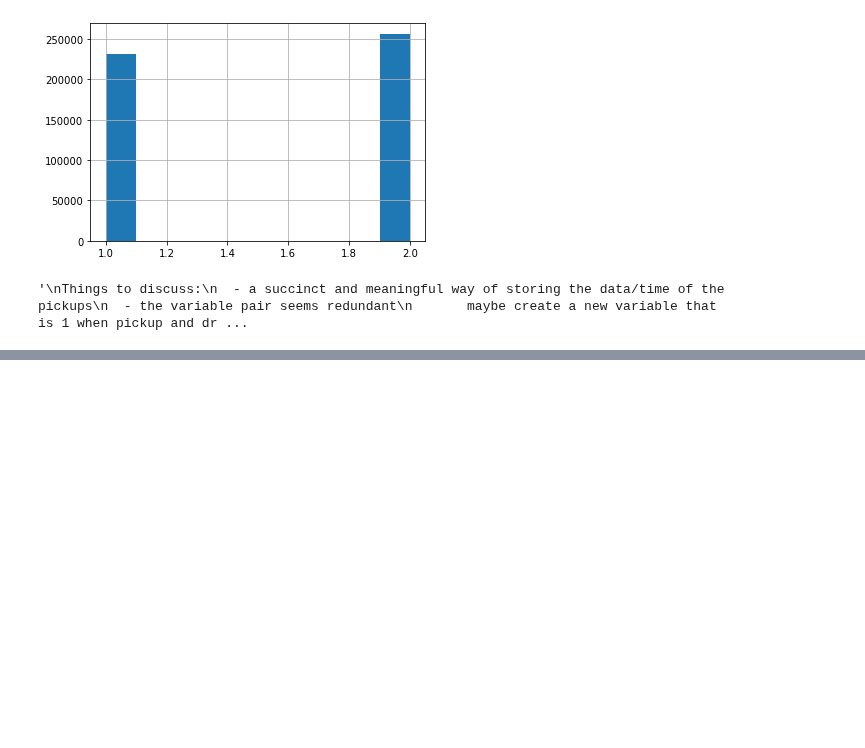
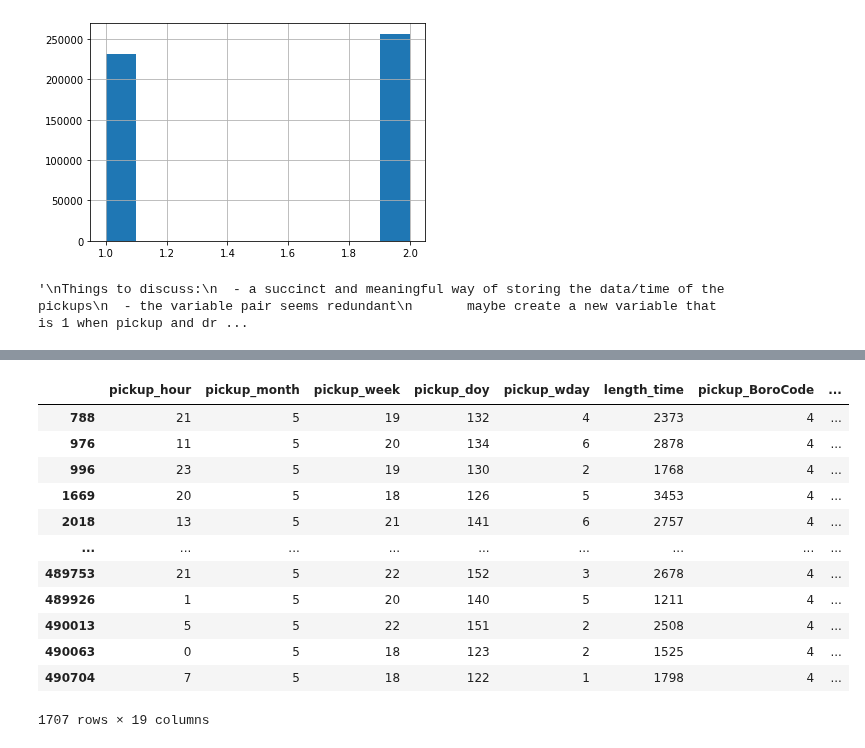
Before and after one commit to MichalKrzyzanski2002/Foundations-Data-Science-Project, a Jupyter notebook: Cleaning.ipynb, the cells around one changed output, grey strips where cells are left out. Drawn from its saved outputs; the diff is of its cells as text; code cells hidden in the pictures; blank space fills up the shorter version.

```diff
--- a/Cleaning.ipynb
+++ b/Cleaning.ipynb
@@ -347,0 +372,16 @@ Things to discuss:
+# %%
+data.loc[(data["pickup_longitude"]> -73.778) & (data["pickup_longitude"] < -73.776) & (data["pickup_latitude"]> 40.645) & (data["pickup_latitude"] <40.646)]
+# %% [output]
+|  | pickup_hour | pickup_month | pickup_week | pickup_doy | pickup_wday | length_time | pickup_BoroCode | ... |
+| 788 | 21 | 5 | 19 | 132 | 4 | 2373 | 4 | ... |
+| 976 | 11 | 5 | 20 | 134 | 6 | 2878 | 4 | ... |
+| 996 | 23 | 5 | 19 | 130 | 2 | 1768 | 4 | ... |
+| 1669 | 20 | 5 | 18 | 126 | 5 | 3453 | 4 | ... |
+| 2018 | 13 | 5 | 21 | 141 | 6 | 2757 | 4 | ... |
+| ... | ... | ... | ... | ... | ... | ... | ... | ... |
+| 489753 | 21 | 5 | 22 | 152 | 3 | 2678 | 4 | ... |
+| 489926 | 1 | 5 | 20 | 140 | 5 | 1211 | 4 | ... |
+| 490013 | 5 | 5 | 22 | 151 | 2 | 2508 | 4 | ... |
+| 490063 | 0 | 5 | 18 | 123 | 2 | 1525 | 4 | ... |
+| 490704 | 7 | 5 | 18 | 122 | 1 | 1798 | 4 | ... |
+1707 rows × 19 columns
```
Also changed, not shown: parts of 7 cells of this notebook.
